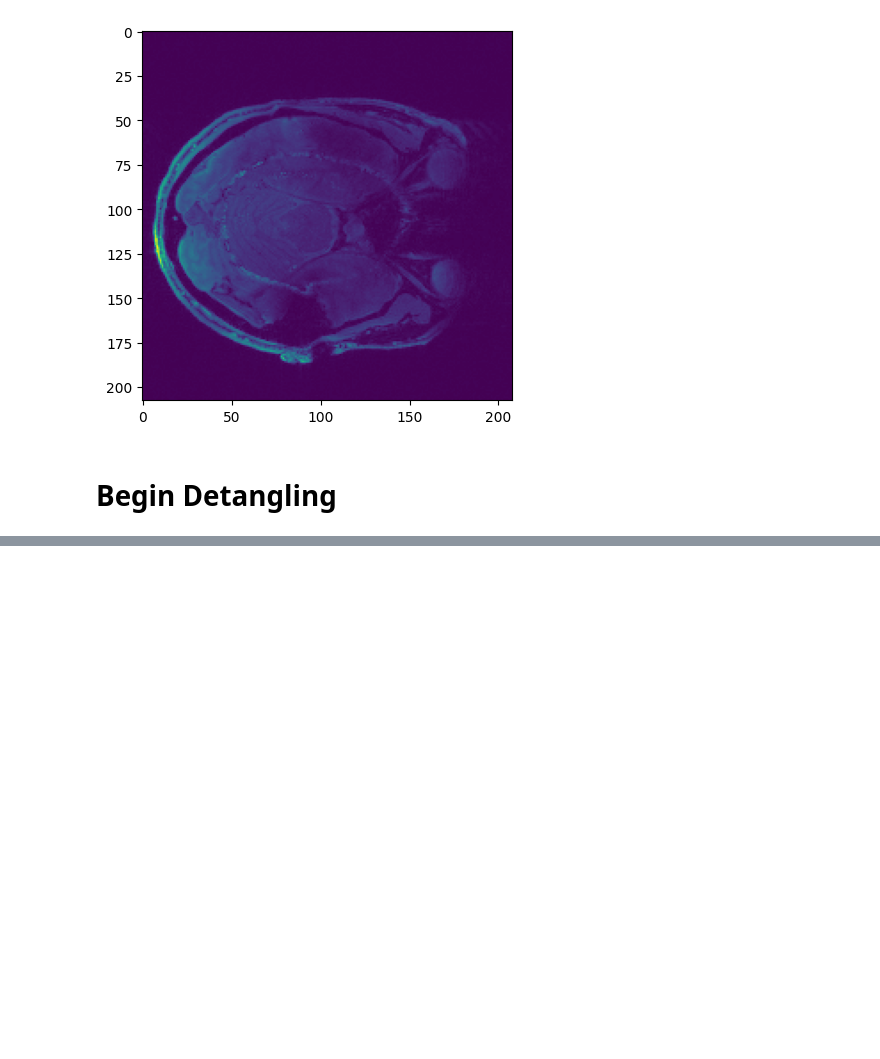
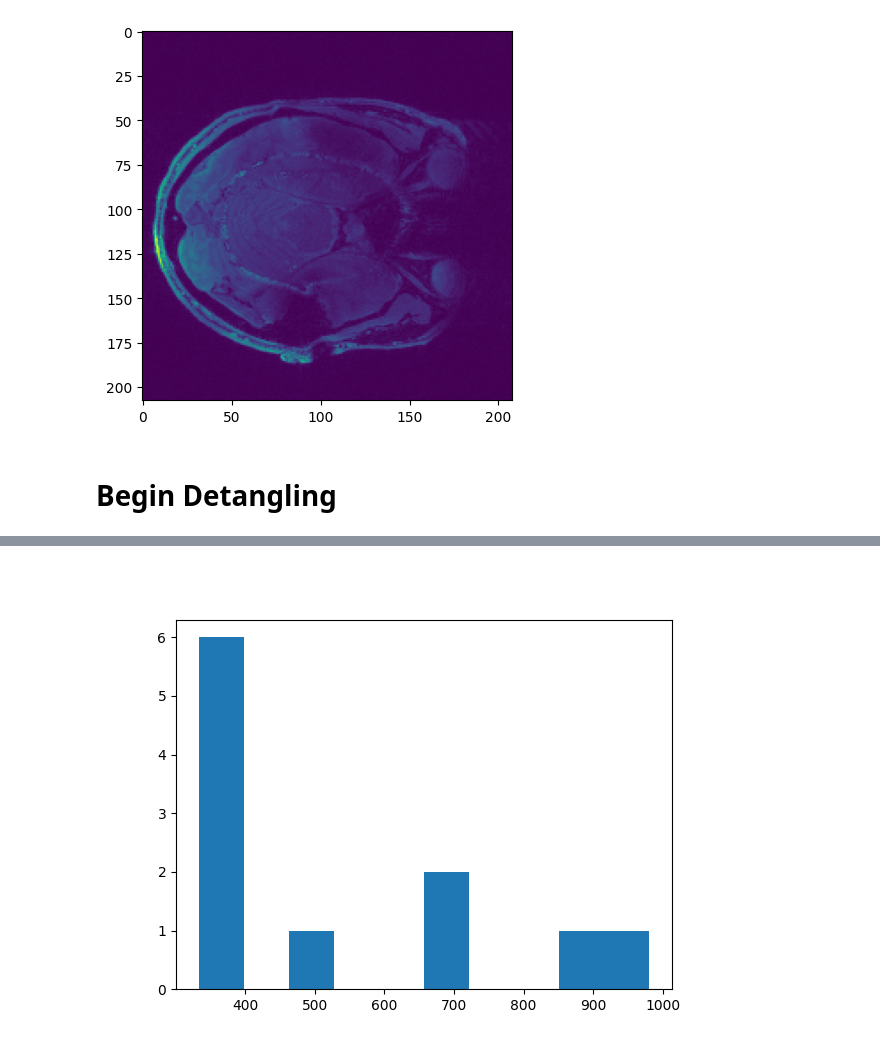
Before and after one commit to Mehdi5578/3DPU_Plateau_Problem, a Jupyter notebook: notebooks/3D_Skull_Stripping.ipynb, the cells around one changed output, grey strips where cells are left out. Saved outputs shown, nothing was run; the diff lists cells and outputs as text; code cells hidden in the pictures; blank space fills up the shorter version.

```diff
--- a/notebooks/3D_Skull_Stripping.ipynb
+++ b/notebooks/3D_Skull_Stripping.ipynb
@@ -43,15 +39,15 @@ Requirement already satisfied: pywin32>=1.0 in c:\users\0\appdata\local\packages
 # %%
-chemin = r"C:\Users\0\OneDrive\Documents\Montréal 4A\Les études\Chair AI-SCALE\ph_1.nii"
-chemin_mag = r"C:\Users\0\OneDrive\Documents\Montréal 4A\Les études\Chair AI-SCALE\mag_1.nii"
-chemin2 = r"C:\Users\0\Downloads\TGVQSM-plus\TGVQSM-master-011045626121baa8bfdd6633929974c732ae35e3\test_data\epi3d_test_phase.nii"
-chemin3 = r"C:\Users\0\Downloads\20170327_qsm2016_recon_challenge\20170327_qsm2016_recon_challenge\data\phs_wrap.nii"
+chemin = r"C:\Users\oudao\OneDrive\Documents\Montréal 4A\Les études\Chair AI-SCALE\ph.nii"
+
+# chemin_mag = r"C:\Users\0\OneDrive\Documents\Montréal 4A\Les études\Chair AI-SCALE\mag_1.nii"
+# chemin2 = r"C:\Users\0\Downloads\TGVQSM-plus\TGVQSM-master-011045626121baa8bfdd6633929974c732ae35e3\test_data\epi3d_test_phase.nii"
+# chemin3 = r"C:\Users\0\Downloads\20170327_qsm2016_recon_challenge\20170327_qsm2016_recon_challenge\data\phs_wrap.nii"
 phase_image = nb.load(chemin)
-mag_imgae = nb.load(chemin_mag)
-phase_image2 = nb.load(chemin2)
-phase_image3 = nb.load(chemin3)
-x_min,x_max = 50,130
-y_min,y_max = 50,130
-z_min,z_max = 20,60
+# mag_imgae = nb.load(chemin_mag)
+# phase_image2 = nb.load(chemin2)
+# phase_image3 = nb.load(chemin3)
+# x_min,x_max = 50,130
+# y_min,y_max = 50,130
+# z_min,z_max = 20,60
 t = 1
-data = phase_image.get_data()[x_min:x_max,y_min:y_max,z_min:z_max,t]
-mag_data = mag_imgae.get_data()[:,:,:,t]
+data = phase_image.get_fdata()[:,:,:,t]
@@ -431,0 +422,6 @@ ax.set_zlim(mid_z - max_range, mid_z + max_range)
+# %%
+fig = plt.figure()
+plt.hist(sorted(closed)[7400:])
+plt.show()
+# %% [output]
+[figure, added]
```
Also changed, not shown: parts of 14 cells of this notebook, 4 other files.
